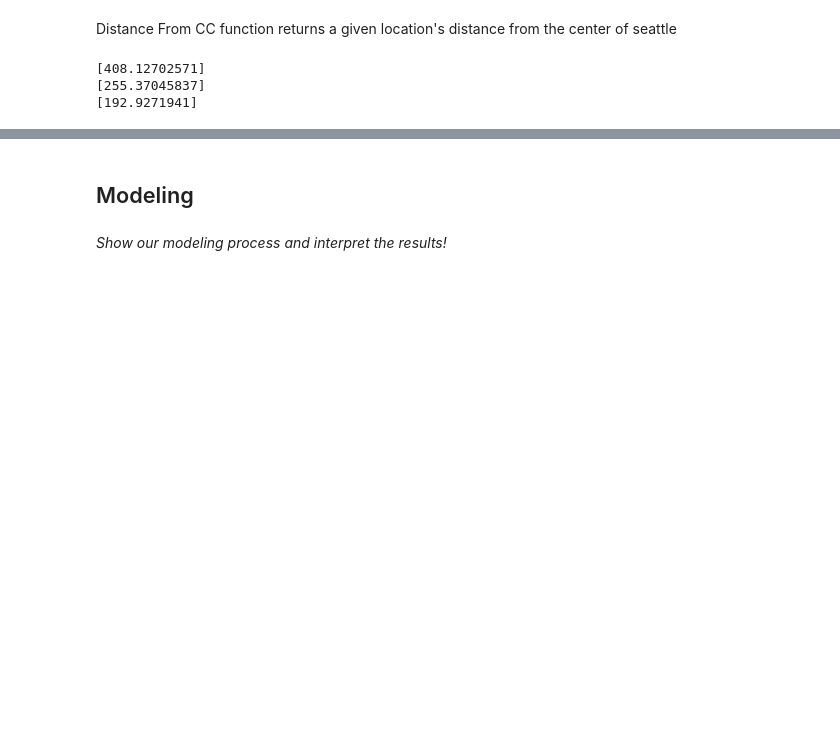
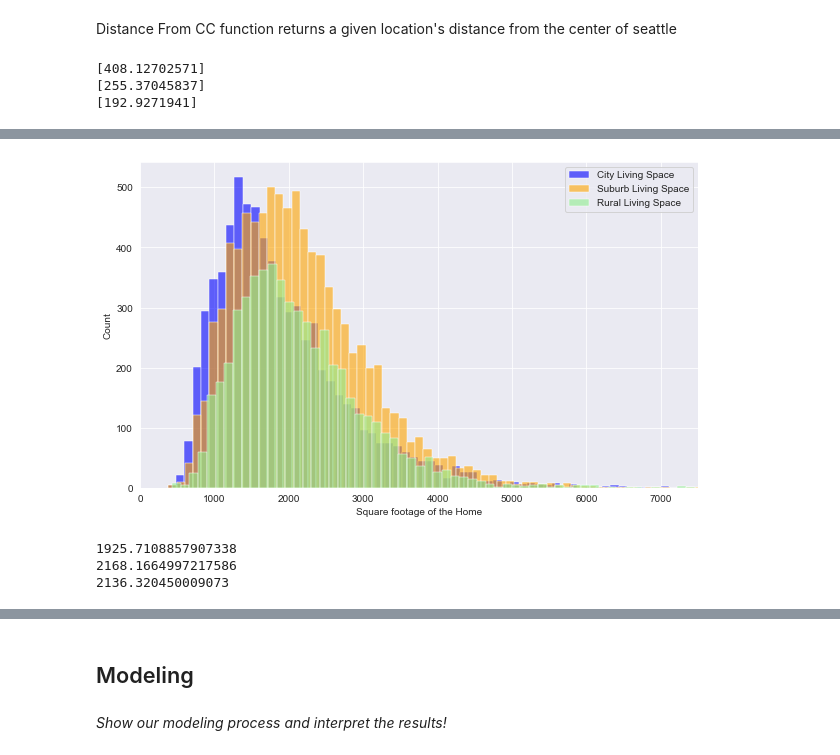
Before and after one commit to jmarkowi/kingcounty, a Jupyter notebook: predicting_prices_king_count-checkpoint.ipynb, the cells around one changed output, grey strips where cells are left out. Saved outputs shown, nothing was run; the diff lists cells and outputs as text; code cells hidden in the pictures; blank space fills up the shorter version.

```diff
--- a/predicting_prices_king_count-checkpoint.ipynb
+++ b/predicting_prices_king_count-checkpoint.ipynb
@@ -151,0 +152,22 @@ plt.legend();
+# %%
+fig = plt.figure(figsize = (10, 6))
+
+
+
+sns.histplot(data= city, x = 'sqft_living', color = 'b', label ='City Living Space', alpha = .6)
+sns.histplot(data= suburb, x = 'sqft_living', color = 'orange', label ='Suburb Living Space', alpha = .6)
+sns.histplot(data= rural, x = 'sqft_living', color = 'lightgreen', label='Rural Living Space', alpha = .6)
+
+plt.legend()
+plt.xlabel('Square footage of the Home')
+plt.xlim(0, 7500);
+# %% [output]
+[figure, added]
+# %%
+print(city['sqft_living'].mean())
+print(suburb['sqft_living'].mean())
+print(rural['sqft_living'].mean())
+# %% [output]
+1925.7108857907338
+2168.1664997217586
+2136.320450009073
```
Also changed, not shown: parts of 3 cells of this notebook.
